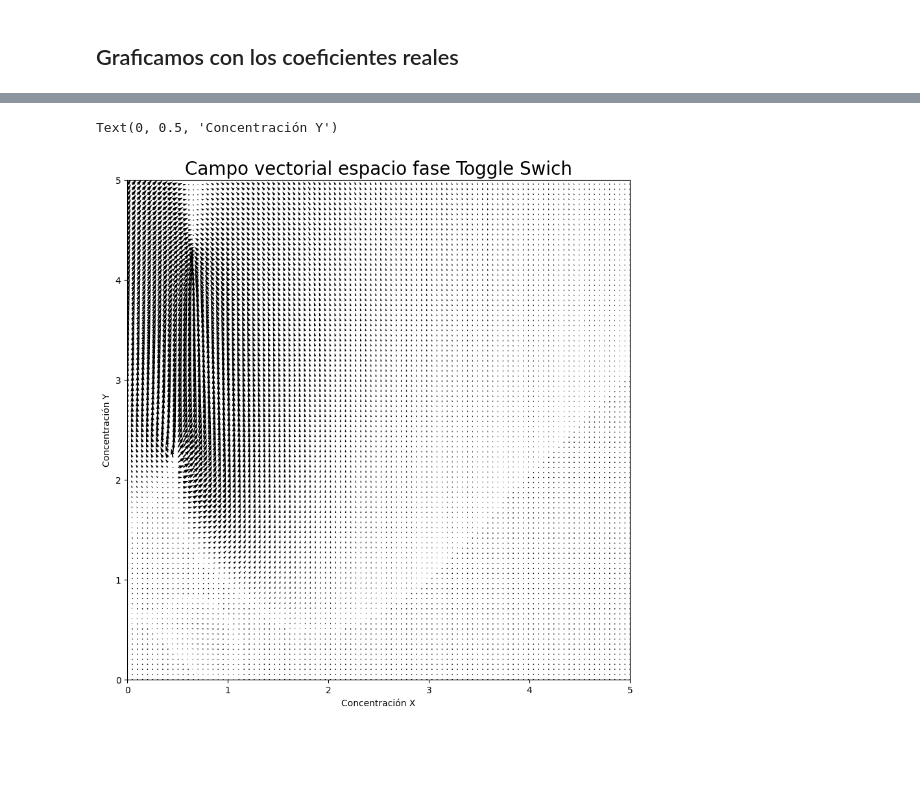
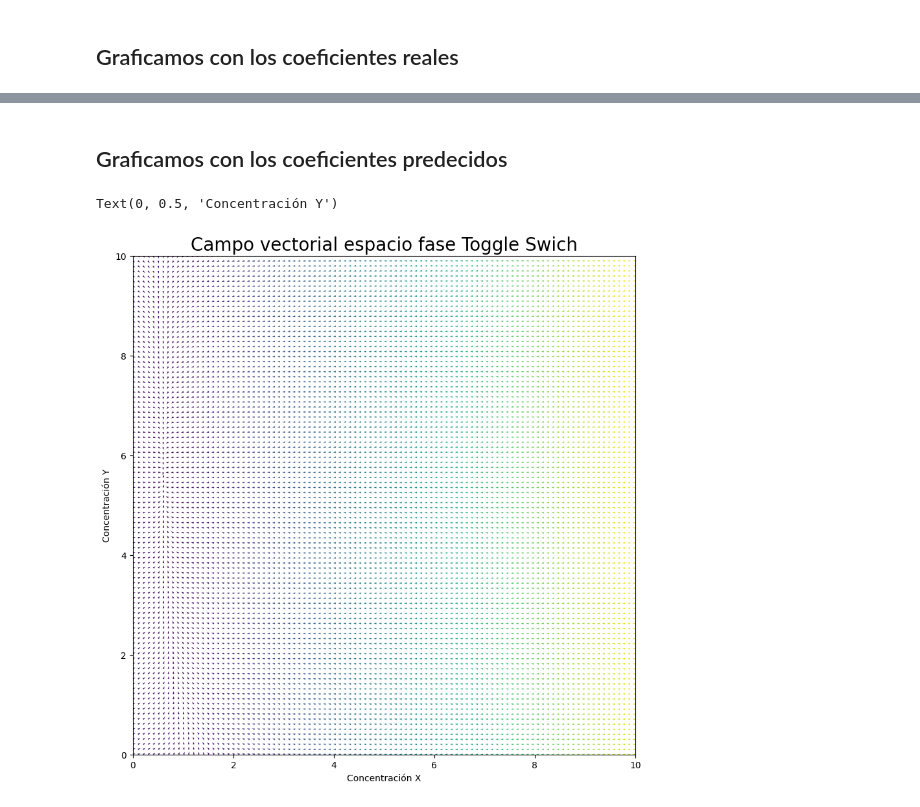
Before and after one commit to RafaSanCed/Tesis-Maestria, a Jupyter notebook: Creación de redes neuronales/Redes 100,200/Redes densas/Campos vectoriales 100.ipynb, the cells around one changed output, grey strips where cells are left out. Drawn from its saved outputs; the diff is of its cells as text; code cells hidden in the pictures; blank space fills up the shorter version.

Commit message:
Graficas individuales
Se mejoraron las gráficas individuales para poder comparar datos reales y predichos

```diff
--- a/Creación de redes neuronales/Redes 100,200/Redes densas/Campos vectoriales 100.ipynb
+++ b/Creación de redes neuronales/Redes 100,200/Redes densas/Campos vectoriales 100.ipynb
@@ -508,3 +348,0 @@ def custom_loss2(y_true2, y_pred2):
-# %%
-u,v,u2,v2,campvecx,campvecy,Y1,Y2,Y12,Y22,M,M2 = custom_loss2(y_true2,y_pred2)
-print(u)
@@ -555,15 +349,54 @@ Text(0, 0.5, 'Concentración Y')
-# %%
-x_range_neg = 0
-x_range_pos = 5
-y_range_neg = 0
-y_range_pos =5
-plt.figure(figsize=(10, 10))
-Q = plt.quiver(Y12, Y22, campvecx, campvecy, angles='xy')
-plt.title('Campo vectorial espacio fase Toggle Swich', fontsize=20)
-plt.xlim([x_range_neg, x_range_pos])
-plt.ylim([y_range_neg, y_range_pos])
-plt.xlabel('Concentración X')
-plt.ylabel('Concentración Y')
-# %% [output]
-Text(0, 0.5, 'Concentración Y')
-[figure, removed]
+# %% [markdown]
+## Graficamos con los coeficientes predecidos
+# %%
+a1 = new_predictions[0,0]
+a2 = new_predictions[0,1]
+b1 = new_predictions[0,2]
+b2 = new_predictions[0,3]
+d1 = new_predictions[0,4]
+d2 = new_predictions[0,5]
+n = new_predictions[0,6]
+def f(t, y):
+
+    # asignar a cada ODE a un elemento de vector
+    X = y[0]
+    Y = y[1]
+
+    # definimos cada ODE
+    dX_dt = a1/(1+Y**n)-d1*X+b1
+    dY_dt = a2/(1+X**n)-d2*Y+b1
+
+    return [dX_dt, dY_dt]
+
+x_range_neg = 0
+x_range_pos = 10
+y_range_neg = 0
+y_range_pos = 10
+
+y1pred = np.linspace(x_range_neg, x_range_pos, 100)
+y2pred = np.linspace(y_range_neg, y_range_pos, 100)
+
+Y1pred, Y2pred = np.meshgrid(y1pred, y2pred)
+
+t1 = 0
+
+upred, vpred = np.zeros(Y1pred.shape), np.zeros(Y2pred.shape)
+
+NI, NJ = Y1.shape
+
+u1pred, v1pred = f(t1, [Y1, Y2])
+upred, vpred = f(t1, [Y1, Y2])
+Mpred = (np.hypot(upred, vpred))
+upred /= Mpred
+vpred /= Mpred
+
+plt.figure(figsize=(10, 10))
+Q = plt.quiver(Y1, Y2, upred, vpred, Mpred, angles='xy')
+plt.title('Campo vectorial espacio fase Toggle Swich', fontsize=20)
+plt.xlim([x_range_neg, x_range_pos])
+plt.ylim([y_range_neg, y_range_pos])
+plt.xlabel('Concentración X')
+plt.ylabel('Concentración Y')
+# %% [output]
+Text(0, 0.5, 'Concentración Y')
+[figure, added]
```
Also changed, not shown: parts of 22 cells of this notebook, 5 other files.
